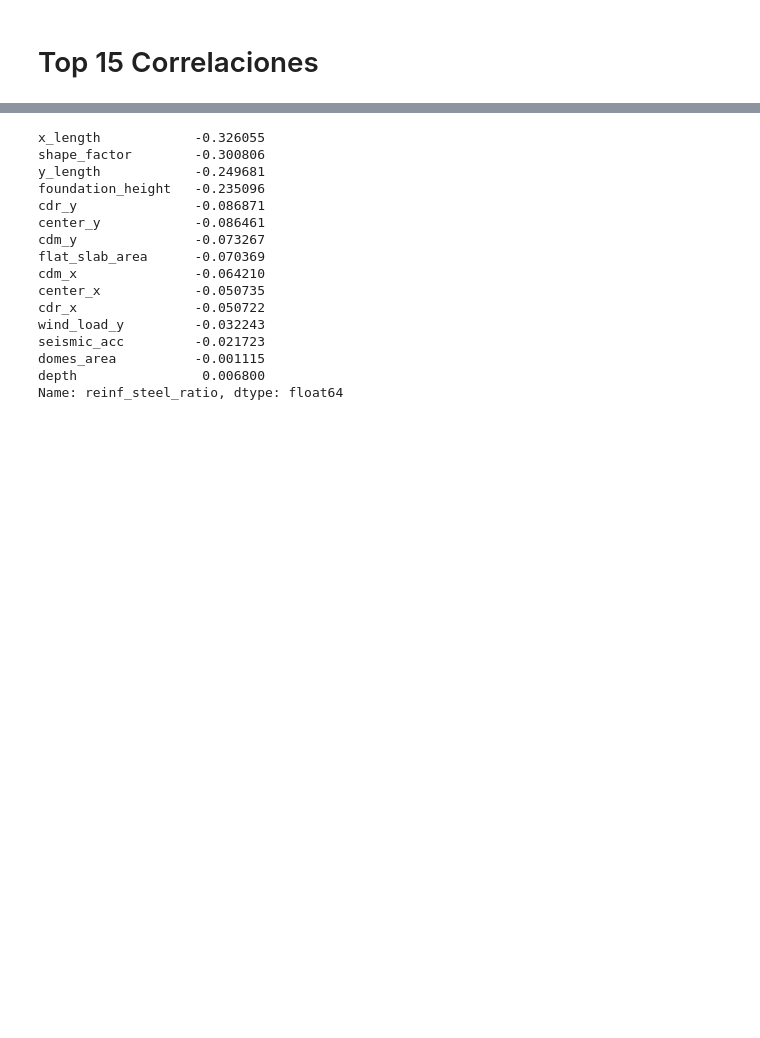
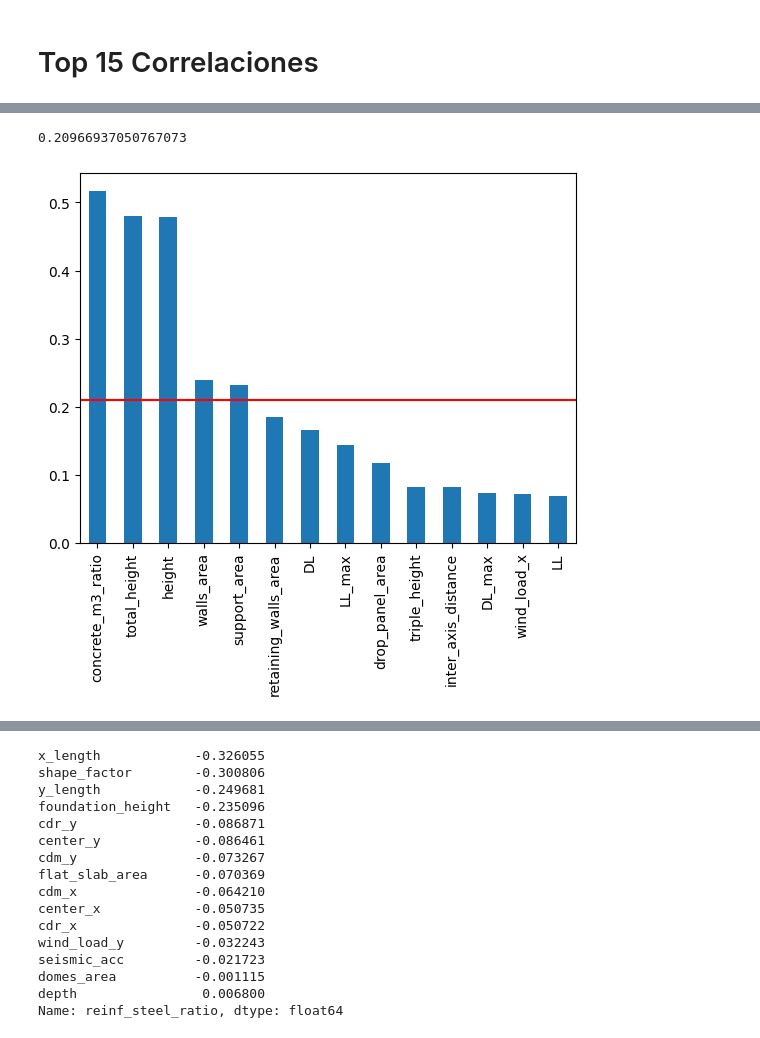
Before and after one commit to pablo-campillo/reinf-steel-ratio-regressor, a Jupyter notebook: notebooks/4.0-pcs-feature-engineering.ipynb, the cells around one changed output, grey strips where cells are left out. Saved outputs shown, nothing was run; the diff lists cells and outputs as text; code cells hidden in the pictures; blank space fills up the shorter version.

```diff
--- a/notebooks/4.0-pcs-feature-engineering.ipynb
+++ b/notebooks/4.0-pcs-feature-engineering.ipynb
@@ -58,0 +53,9 @@ corr_matrix["reinf_steel_ratio"].sort_values(ascending=False)[:15]
+# %%
+corr_matrix["reinf_steel_ratio"].sort_values(ascending=False)[1:15].plot(kind='bar')
+mean_value = corr_matrix["reinf_steel_ratio"].sort_values(ascending=False)[1:15].mean()
+plt.axhline(y = mean_value, color = 'r', linestyle = '-')
+plt.savefig('../reports/figures/clean/top15_positive_correlations_bars.pdf', bbox_inches='tight')
+mean_value
+# %% [output]
+0.20966937050767073
+[figure, added]
```
Also changed, not shown: parts of 10 cells of this notebook, 49 other files.
